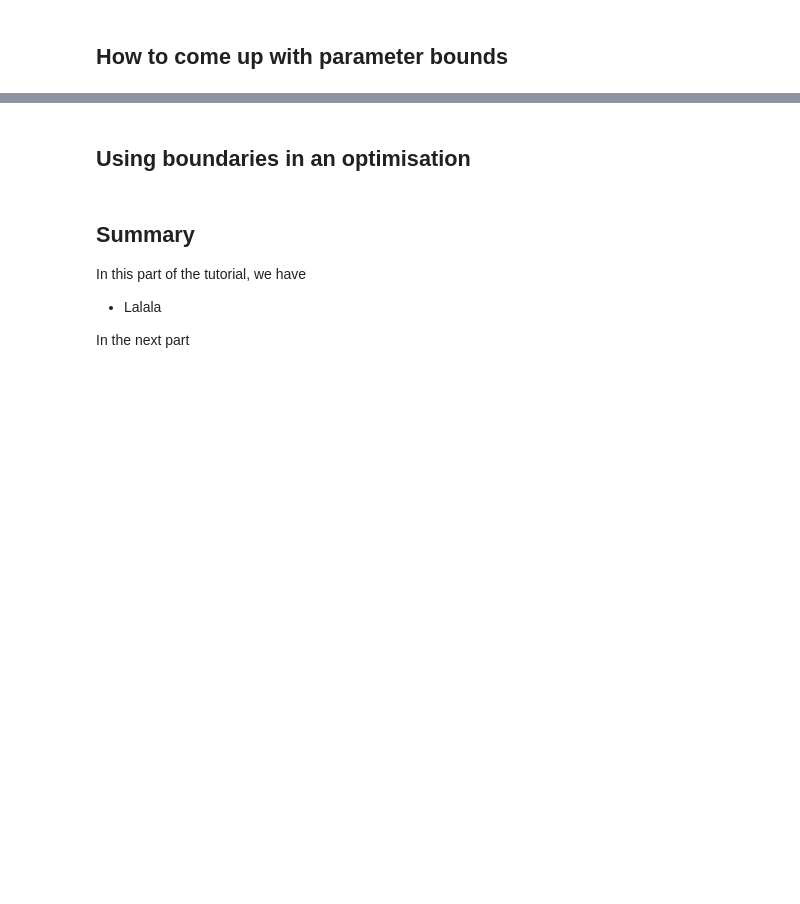
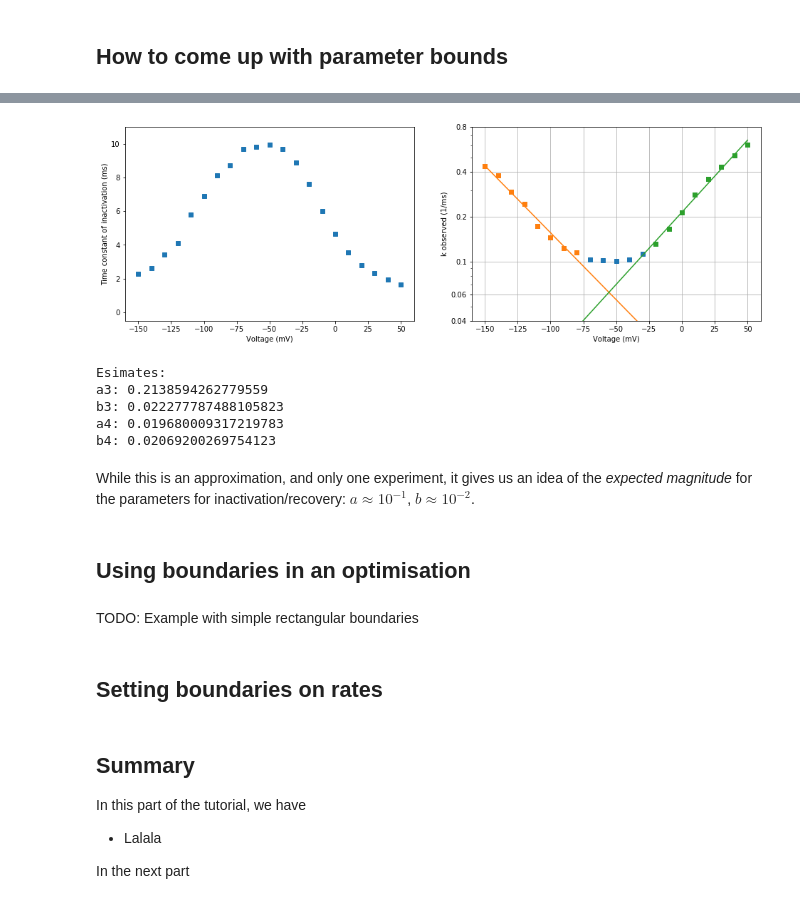
Before and after one commit to CardiacModelling/fitting-notebooks, a Jupyter notebook: ion-currents-tutorial/boundaries.ipynb, the cells around one changed output, grey strips where cells are left out. Saved outputs shown, nothing was run; the diff lists cells and outputs as text; code cells hidden in the pictures; blank space fills up the shorter version.

```diff
--- a/ion-currents-tutorial/boundaries.ipynb
+++ b/ion-currents-tutorial/boundaries.ipynb
@@ -67,5 +293,65 @@ ValueError: The values in `state` must sum to 1.
+# %%
+# Log of k observed
+logk = np.log(1 / tau_r)
+
+# Left: rate of recovery k_4 = a_4 e^(b_4 V)
+n4 = 8
+b4, log_a4 = np.polyfit(voltage[:n4], logk[:n4], 1)
+a4 = np.exp(log_a4)
+k4 = a4 * np.exp(b4 * voltage)
+
+# Right: rate of recovery k_4 = a_4 e^(b_4 V)
+n3 = -8
+b3, log_a3 = np.polyfit(voltage[n3:], logk[n3:], 1)
+a3 = np.exp(log_a3)
+k3 = a3 * np.exp(b3 * voltage)
+
+plt.figure(figsize=(16, 5))
+
+plt.subplot(1, 2, 1)
+plt.xlabel('Voltage (mV)')
+plt.ylabel('Time constant of inactivation (ms)')
+plt.plot(voltage, tau_r, 's')
+plt.xlim(-160, 60)
+plt.ylim(-0.5, 11)
+
+ax = plt.subplot(1, 2, 2)
+plt.semilogy()
+plt.xlabel('Voltage (mV)')
+plt.ylabel('k observed (1/ms)')
+plt.plot(voltage, 1 / tau_r, 's')
+plt.plot(voltage[:n4], 1 / tau_r[:n4], 's', color='tab:orange')
+plt.plot(voltage, k4, color='tab:orange')
+plt.plot(voltage[n3:], 1 / tau_r[n3:], 's', color='tab:green')
+plt.plot(voltage, k3, color='tab:green')
+plt.xlim(-160, 60)
+plt.ylim(4e-2, 0.6)
+ax.set_yticks([0.04, 0.06, 0.1, 0.2, 0.4, 0.8])
+ax.set_yticklabels([4e-2, 0.06, 0.1, 0.2, 0.4, 0.8])
+plt.grid(True)
+
+plt.show()
+
+print('Esimates:')
+print('a3: ' + str(a3))
+print('b3: ' + str(b3))
+print('a4: ' + str(a4))
+print('b4: ' + str(-b4))
+# %% [output]
+[figure, added]
+Esimates:
+a3: 0.2138594262779559
+b3: 0.022277787488105823
+a4: 0.019680009317219783
+b4: 0.02069200269754123
+# %% [markdown]
+While this is an approximation, and only one experiment, it gives us an idea of the _expected magnitude_ for the parameters for inactivation/recovery: $a \approx 10^{-1}$, $b \approx 10^{-2}$.
 # %% [markdown]
 ## Using boundaries in an optimisation
+# %% [markdown]
+TODO: Example with simple rectangular boundaries
+# %% [markdown]
+## Setting boundaries on rates
 # %% [markdown]
 ## Summary
 
```
Also changed, not shown: parts of 19 cells of this notebook, 5 other files.
